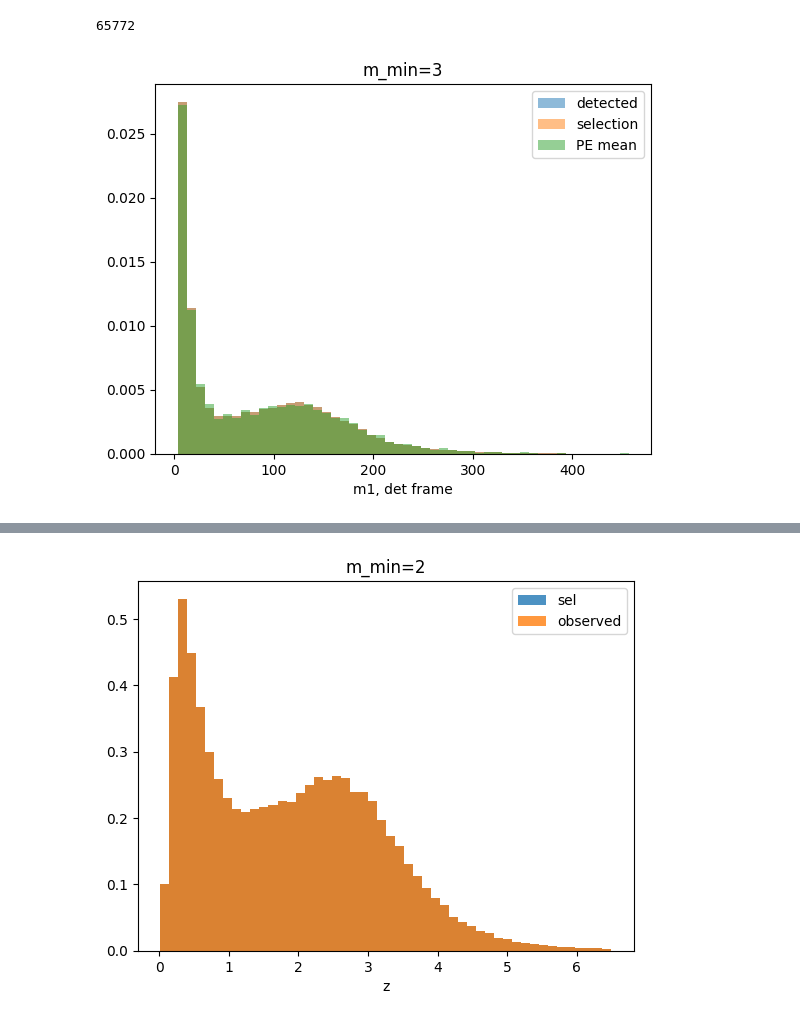
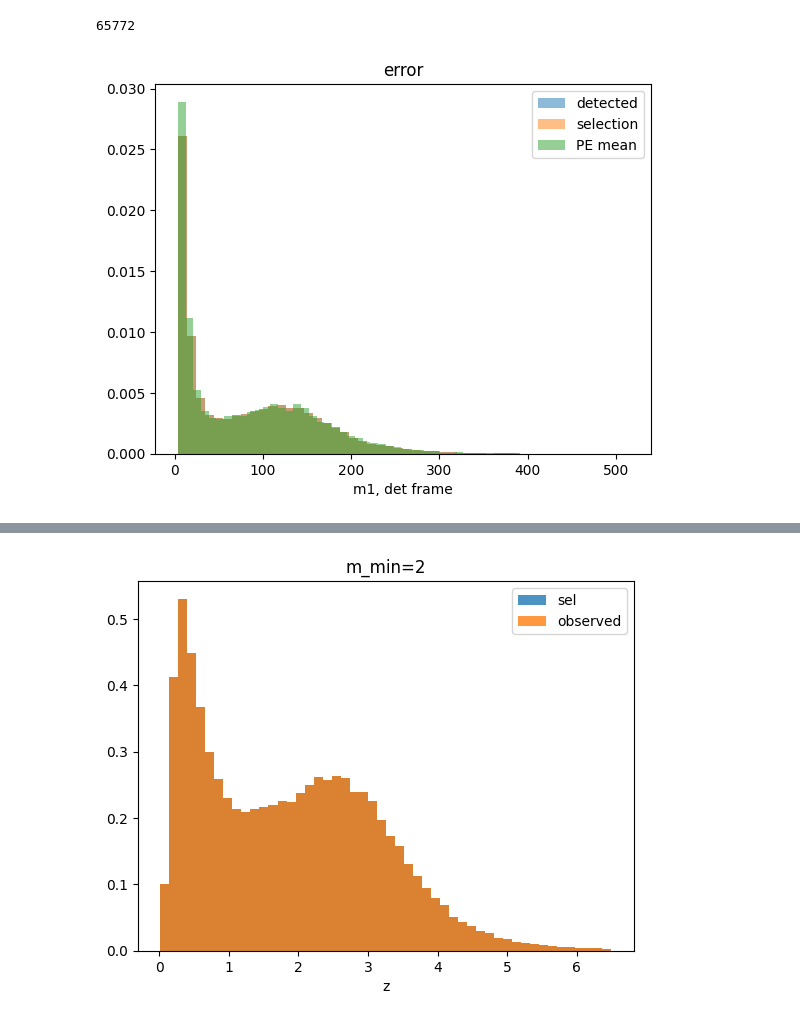
Before and after one commit to abby-moran/GW_pop_cosmo_inference, a Jupyter notebook: scripts/sandbox.ipynb, the cells around one changed output, grey strips where cells are left out. Saved outputs shown, nothing was run; the diff lists cells and outputs as text; code cells hidden in the pictures.

Commit message:
Fixed things without the selection cut for mmin=3

```diff
--- a/scripts/sandbox.ipynb
+++ b/scripts/sandbox.ipynb
@@ -108,31 +108,25 @@ len(m1s_sel)
 # %% [output]
 65772
 # %%
-sel_files=['../runs/mock_GWTC5_evo_mmin/sel_mockGW5_evo_m3_nerr.h5']
+sel_files=[ '../runs/mock_GWTC5_evo_mmin/sel_mockGW5_evo_m3_nerr.h5']
 
 obs_files=['../runs/mock_GWTC5_evo_mmin/obs_mockGW5_evo3_nerr.h5']
 
-PE_files=['../runs/mock_GWTC5_evo_mmin/PE_mockGW5_evo_m3_nerr.h5']
+PE_files=[ '../runs/mock_GWTC5_evo_mmin/PE_mockGW5_evo_m3_nerr.h5']
 
-m1s=np.asarray(pd.read_hdf(PE_files[0])['m1'].to_list())
-dls=np.asarray(pd.read_hdf(PE_files[0])['dl'].to_list())
-qs=np.asarray(pd.read_hdf(PE_files[0])['q'].to_list())
-
-m1s_pe_mean=np.mean(m1s, axis=1)
-dls_pe_mean=np.mean(dls, axis=1)
-qs_pe_mean=np.mean(qs, axis=1)
-
-titles=['m_min=3']
+titles=['error', 'no error']
 for i in range(len(sel_files)):
+    m1s=np.asarray(pd.read_hdf(PE_files[i])['m1'].to_list())
+    m1s_pe_mean=np.mean(m1s, axis=1)
     m1s_sel=pd.read_hdf(sel_files[i], key='true_parameters')['m1d']
     m1s_obs=pd.read_hdf(obs_files[i], key='observations')['m1d']
     plt.hist(m1s_obs,bins=50, alpha=0.5, density=True, label='detected')
     plt.hist(m1s_sel,bins=50, alpha=.5, density=True, label='selection')
     plt.hist(m1s_pe_mean,bins=50, alpha=.5, density=True, label='PE mean')
     #plt.hist(m1s_obs,bins=50, alpha=0.8, density=True, label='detected')
     plt.title(titles[i])
     plt.xlabel('m1, det frame')
     plt.legend()
     plt.show()
 # %% [output]
-[figure, old version]
+[figure, new version]
```
Also changed, not shown: parts of 1 cell of this notebook, 14 other files.
